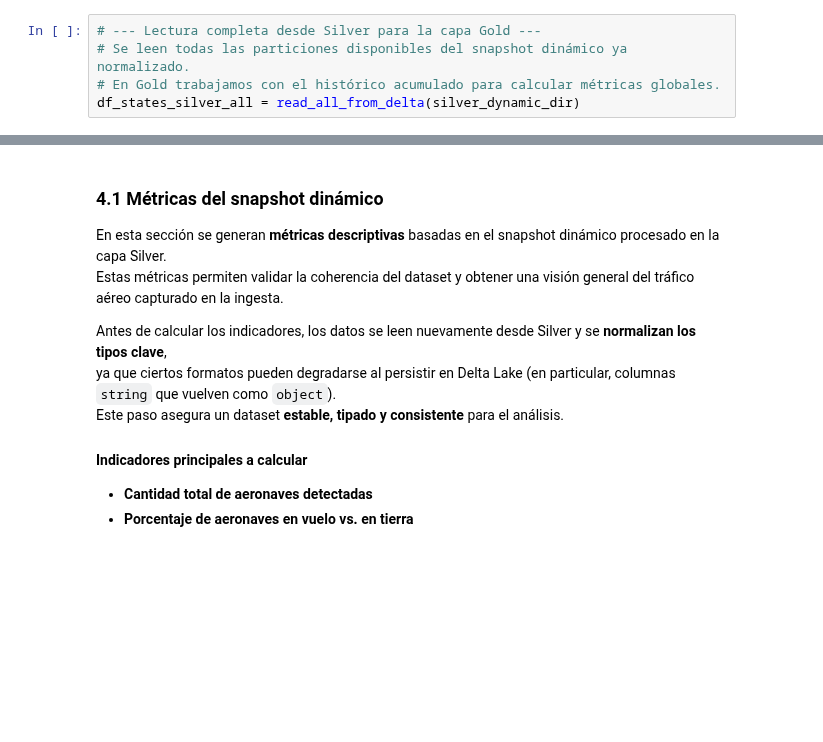
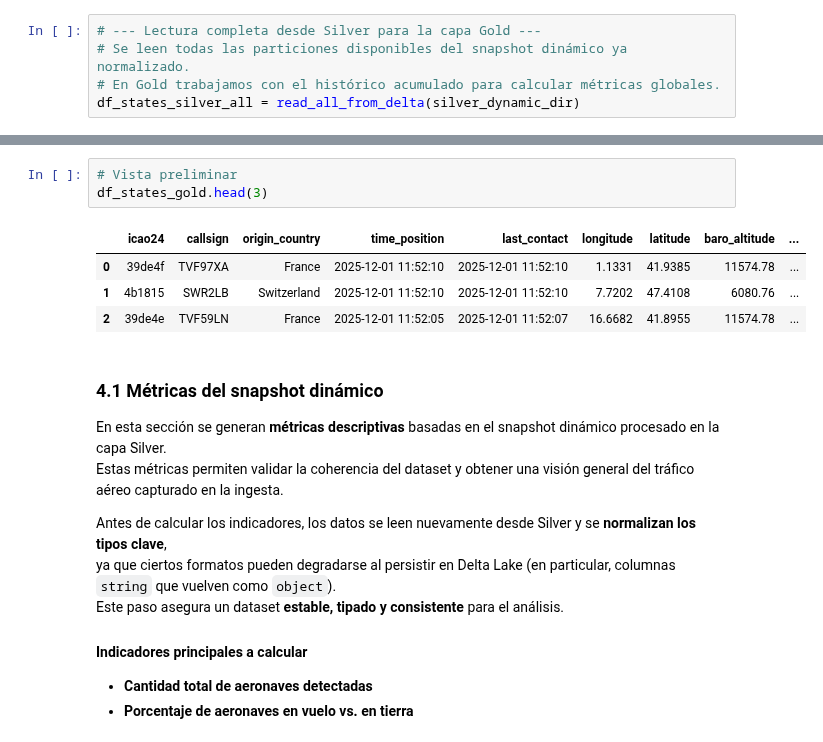
Before and after one commit to fernandezelias/ETL_OpenSky_Aviation, a Jupyter notebook: notebooks/01_opensky_etl.ipynb, the cells around one changed output, grey strips where cells are left out. Saved outputs shown, nothing was run; the diff lists cells and outputs as text; blank space fills up the shorter version.

```diff
--- a/notebooks/01_opensky_etl.ipynb
+++ b/notebooks/01_opensky_etl.ipynb
@@ -1082,3 +1070,11 @@ Registros leídos: (6700, 18)
+# %%
+# Vista preliminar
+df_states_gold.head(3)
+# %% [output]
+|  | icao24 | callsign | origin_country | time_position | last_contact | longitude | latitude | baro_altitude | ... |
+| 0 | 39de4f | TVF97XA | France | 2025-12-01 11:52:10 | 2025-12-01 11:52:10 | 1.1331 | 41.9385 | 11574.78 | ... |
+| 1 | 4b1815 | SWR2LB | Switzerland | 2025-12-01 11:52:10 | 2025-12-01 11:52:10 | 7.7202 | 47.4108 | 6080.76 | ... |
+| 2 | 39de4e | TVF59LN | France | 2025-12-01 11:52:05 | 2025-12-01 11:52:07 | 16.6682 | 41.8955 | 11574.78 | ... |
 # %% [markdown]
 ### 4.1 Métricas del snapshot dinámico
 
```
Also changed, not shown: parts of 26 cells of this notebook, 18 other files.
